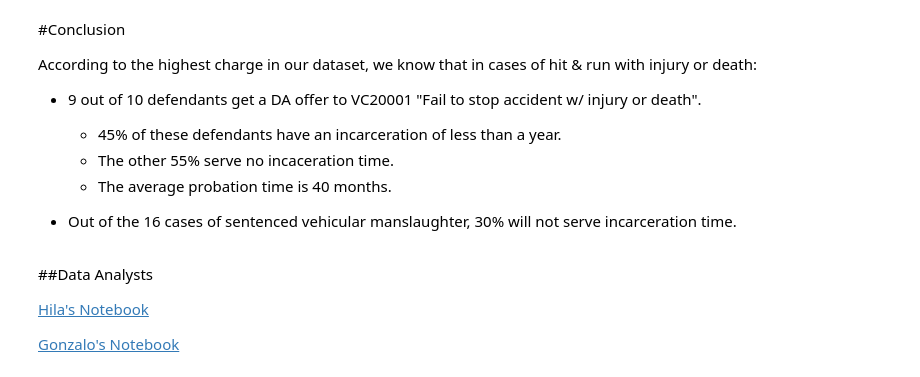
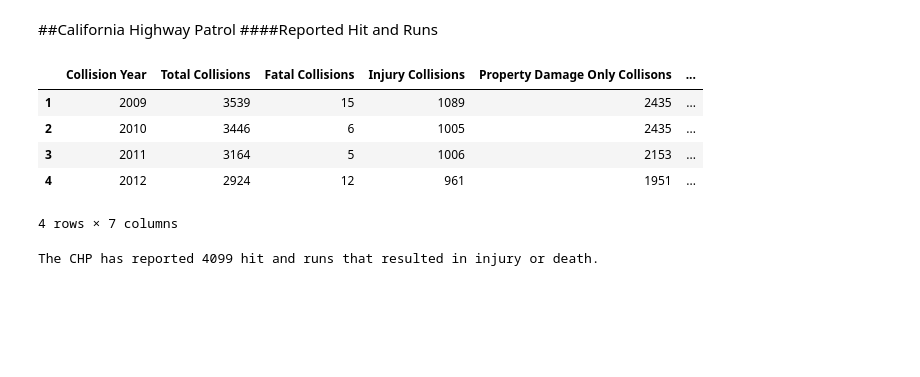
Before and after one commit to kevin11h/vosd-org-7-hitnrun, a Jupyter notebook: hit-and-run.ipynb, the cells around one changed output. Cells and saved outputs as stored; diff of their text form; code cells hidden in the pictures; blank space fills up the shorter version.

```diff
--- a/hit-and-run.ipynb
+++ b/hit-and-run.ipynb
@@ -7,3 +7,4 @@ from  sdipylib.url import cache_url
 pd.options.display.max_columns = 50
 fn = cache_url('http://devtest.sandiegodata.org.s3.amazonaws.com/manifests/7a007ac7-960f-468b-8ce3-7b9f83e34ea8/hnr0914.csv')
 df = pd.read_csv(fn)
+CHPdf = pd.read_csv('/Users/Gonzalo/IPython Notebooks/vosd.org-7-hitnrun/CHPdata.csv')
@@ -149,17 +223,17 @@ table2
-# %% [markdown]
-#Conclusion
-
-According to the highest charge in our dataset, we know that in cases of hit & run with injury or death:
-
-- 9 out of 10 defendants get a DA offer to VC20001 "Fail to stop accident w/ injury or death".
-    - 45% of these defendants have an incarceration of less than a year.
-    - The other 55% serve no incaceration time.
-    - The average probation time is 40 months.
-
-- Out of the 16 cases of sentenced vehicular manslaughter, 30% will not serve incarceration time.
-# %% [markdown]
-##Data Analysts
-
-[Hila's Notebook](http://nbviewer.ipython.org/github/hilahashemi/HitandRun/blob/master/Hit%20%26%20Run.ipynb)
-
-[Gonzalo's Notebook](http://nbviewer.ipython.org/github/holagonzalo/SDRDL-Internship-Notebooks/blob/master/hnr.ipynb)
+# %% [markdown]
+##California Highway Patrol
+####Reported Hit and Runs
+# %%
+CHPdf=CHPdf[(CHPdf['Collision Year']>=2009)&(CHPdf['Collision Year']<= 2012)]
+# %% [output]
+|  | Collision Year | Total Collisions | Fatal Collisions | Injury Collisions | Property Damage Only Collisons | ... |
+| 1 | 2009 | 3539 | 15 | 1089 | 2435 | ... |
+| 2 | 2010 | 3446 | 6 | 1005 | 2435 | ... |
+| 3 | 2011 | 3164 | 5 | 1006 | 2153 | ... |
+| 4 | 2012 | 2924 | 12 | 961 | 1951 | ... |
+4 rows × 7 columns
+# %%
+chpfatinjtot = CHPdf['Fatal Collisions'].sum()+CHPdf['Injury Collisions'].sum()
+print "The CHP has reported",chpfatinjtot, "hit and runs that resulted in injury or death."
+# %% [output]
+The CHP has reported 4099 hit and runs that resulted in injury or death.
```
Also changed, not shown: parts of 23 cells of this notebook, 1 other file.
